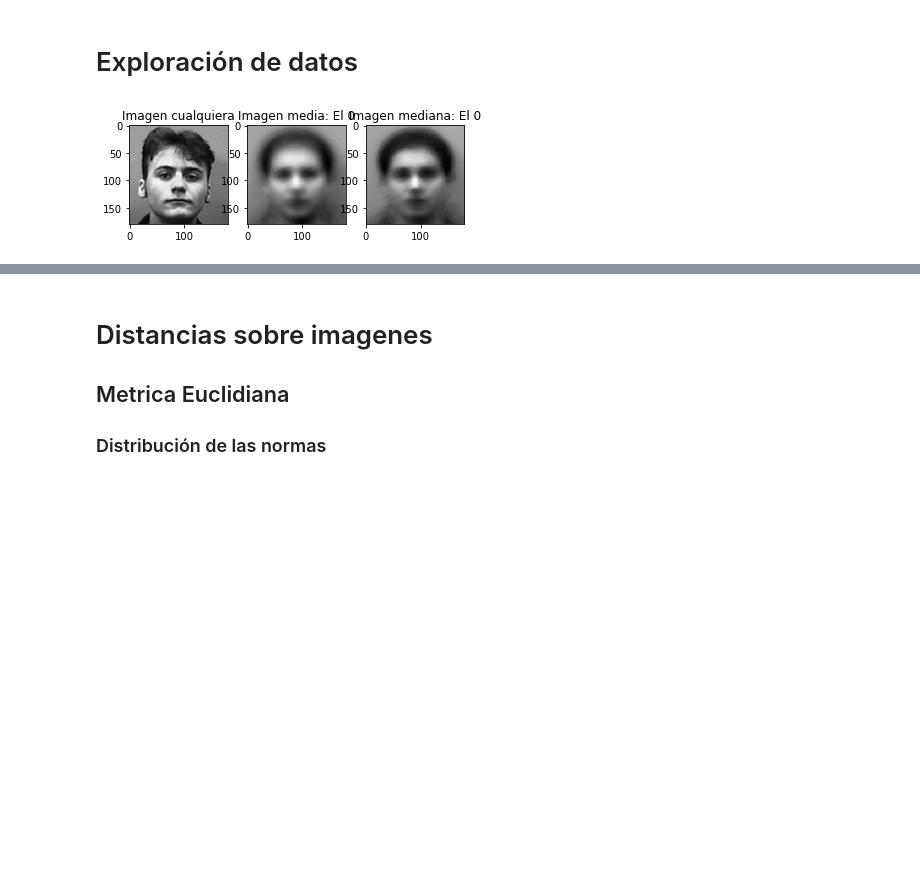
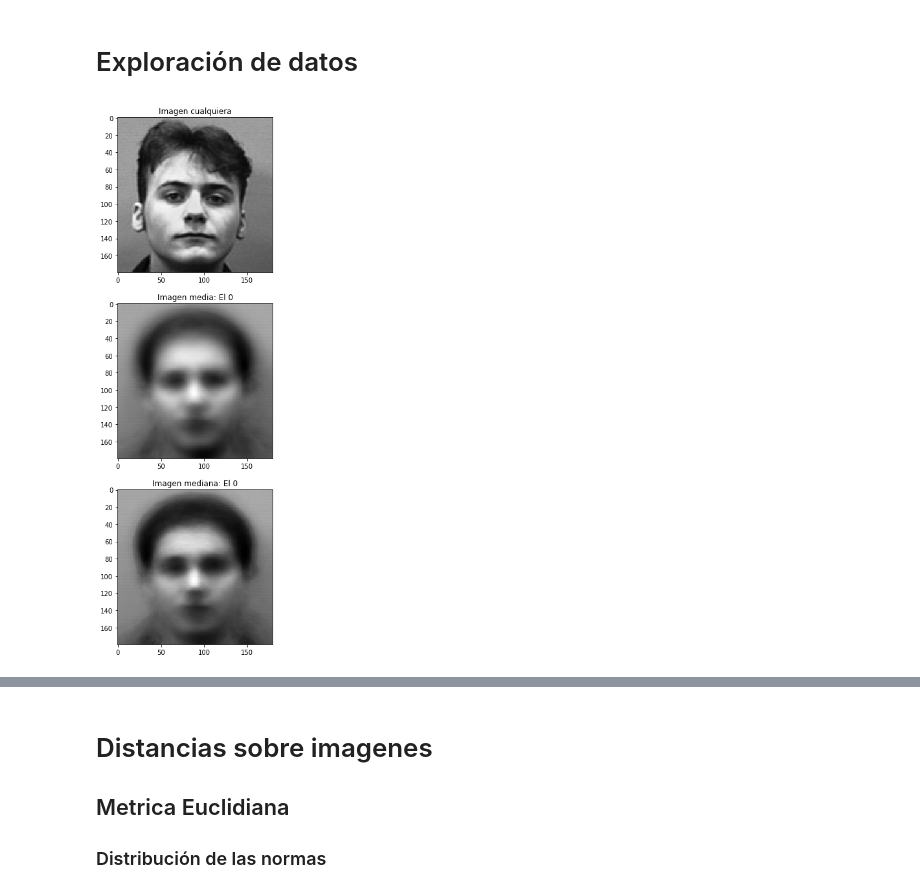
Before and after one commit to BaoxiticDC/Proyecto_Integrador1, a Jupyter notebook: Entrega1.ipynb, the cells around one changed output, grey strips where cells are left out. Drawn from its saved outputs; the diff is of its cells as text; code cells hidden in the pictures; blank space fills up the shorter version.

```diff
--- a/Entrega1.ipynb
+++ b/Entrega1.ipynb
@@ -115,20 +115,24 @@ for image in range(len(outlier_list)):
 # %% [markdown]
 # Exploración de datos
 # %%
-fig, axs = plt.subplots(nrows=1, ncols=3)
+plt.rcParams['figure.figsize'] = [5,15]
+
+
+
+fig, axs = plt.subplots(nrows=3, ncols=1)
 axs[0].imshow(data_set[2500,:,:], cmap = plt.cm.gray) #check
 axs[0].set_title('Imagen cualquiera')
 #plt.show()
 
 mean_face=np.mean(data_set, axis=0)
 axs[1].imshow(mean_face ,cmap = plt.cm.gray) #check
 axs[1].set_title('Imagen media: El 0')
 
 median_face=np.median(data_set, axis=0)
 axs[2].imshow(median_face ,cmap = plt.cm.gray) #check
 axs[2].set_title('Imagen mediana: El 0')
 
 plt.show()
 # %% [output]
-[figure, old version]
+[figure, new version]
 # %%
```
Also changed, not shown: parts of 1 cell of this notebook, 8 other files.
